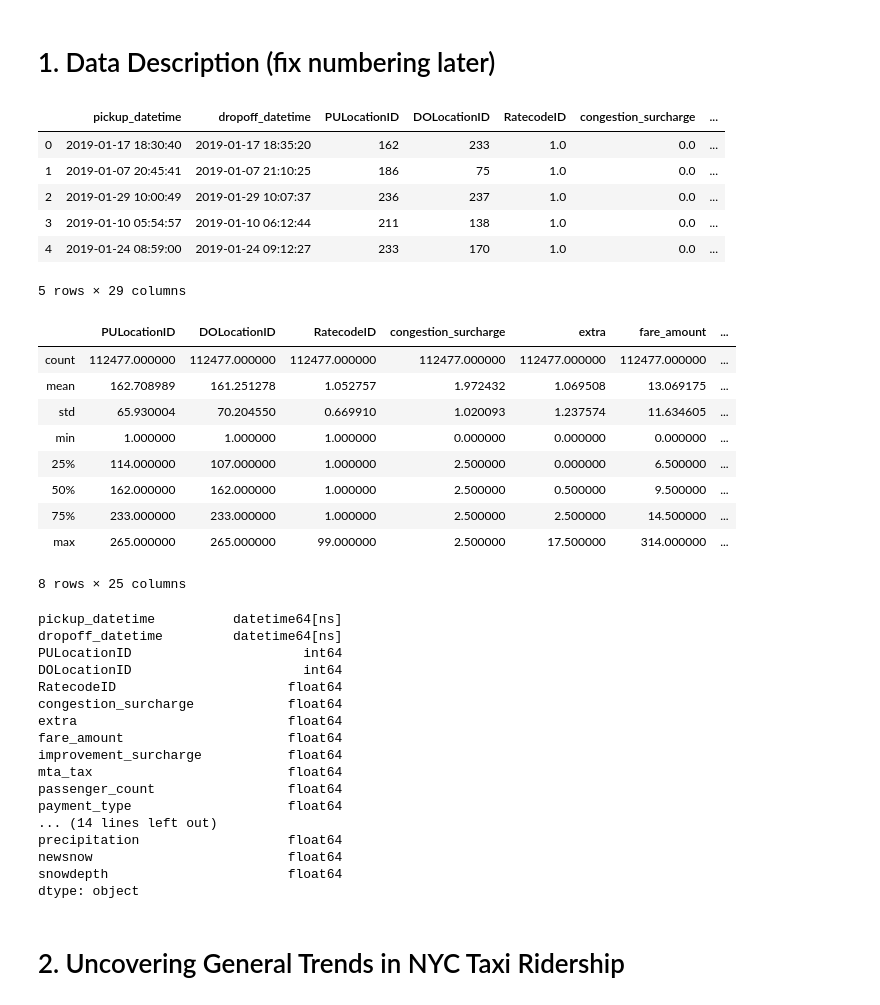
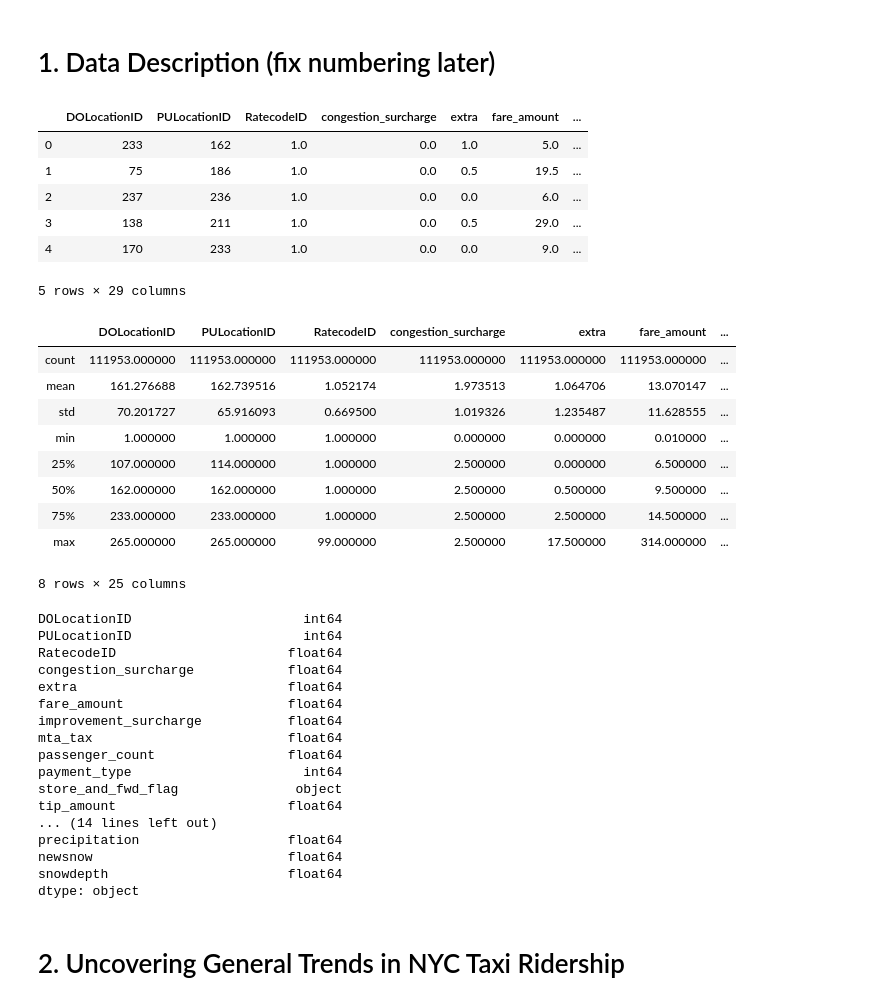
Before and after one commit to tzl4/INFO2950FinalProject, a Jupyter notebook: Final Project EDA_0512 merged.ipynb, the cells around one changed output. Cells and saved outputs as stored; diff of their text form; code cells hidden in the pictures.

```diff
--- a/Final Project EDA_0512 merged.ipynb
+++ b/Final Project EDA_0512 merged.ipynb
@@ -18,15 +18,15 @@ from sklearn.tree import DecisionTreeClassifier
 # %% [markdown]
 # 1. Data Description (fix numbering later)
 # %%
-df=pd.read_csv("nyc_taxis_weather_jantoaug19s.csv")
+df=pd.read_csv("nyc_taxis_weather_jantoaug19s2.csv")
 df.head()
 # %% [output]
-|  | pickup_datetime | dropoff_datetime | PULocationID | DOLocationID | RatecodeID | congestion_surcharge | ... |
-| 0 | 2019-01-17 18:30:40 | 2019-01-17 18:35:20 | 162 | 233 | 1.0 | 0.0 | ... |
-| 1 | 2019-01-07 20:45:41 | 2019-01-07 21:10:25 | 186 | 75 | 1.0 | 0.0 | ... |
-| 2 | 2019-01-29 10:00:49 | 2019-01-29 10:07:37 | 236 | 237 | 1.0 | 0.0 | ... |
-| 3 | 2019-01-10 05:54:57 | 2019-01-10 06:12:44 | 211 | 138 | 1.0 | 0.0 | ... |
-| 4 | 2019-01-24 08:59:00 | 2019-01-24 09:12:27 | 233 | 170 | 1.0 | 0.0 | ... |
+|  | DOLocationID | PULocationID | RatecodeID | congestion_surcharge | extra | fare_amount | ... |
+| 0 | 233 | 162 | 1.0 | 0.0 | 1.0 | 5.0 | ... |
+| 1 | 75 | 186 | 1.0 | 0.0 | 0.5 | 19.5 | ... |
+| 2 | 237 | 236 | 1.0 | 0.0 | 0.0 | 6.0 | ... |
+| 3 | 138 | 211 | 1.0 | 0.0 | 0.5 | 29.0 | ... |
+| 4 | 170 | 233 | 1.0 | 0.0 | 0.0 | 9.0 | ... |
 5 rows × 29 columns
 # %%
 df["pickup_datetime"]=pd.to_datetime(df['pickup_datetime'])
@@ -35,12 +35,12 @@ df["date"]=pd.to_datetime(df['date'])
 # %%
 df.describe()
 # %% [output]
-|  | PULocationID | DOLocationID | RatecodeID | congestion_surcharge | extra | fare_amount | ... |
-| count | 112477.000000 | 112477.000000 | 112477.000000 | 112477.000000 | 112477.000000 | 112477.000000 | ... |
-| mean | 162.708989 | 161.251278 | 1.052757 | 1.972432 | 1.069508 | 13.069175 | ... |
-| std | 65.930004 | 70.204550 | 0.669910 | 1.020093 | 1.237574 | 11.634605 | ... |
-| min | 1.000000 | 1.000000 | 1.000000 | 0.000000 | 0.000000 | 0.000000 | ... |
-| 25% | 114.000000 | 107.000000 | 1.000000 | 2.500000 | 0.000000 | 6.500000 | ... |
+|  | DOLocationID | PULocationID | RatecodeID | congestion_surcharge | extra | fare_amount | ... |
+| count | 111953.000000 | 111953.000000 | 111953.000000 | 111953.000000 | 111953.000000 | 111953.000000 | ... |
+| mean | 161.276688 | 162.739516 | 1.052174 | 1.973513 | 1.064706 | 13.070147 | ... |
+| std | 70.201727 | 65.916093 | 0.669500 | 1.019326 | 1.235487 | 11.628555 | ... |
+| min | 1.000000 | 1.000000 | 1.000000 | 0.000000 | 0.000000 | 0.010000 | ... |
+| 25% | 107.000000 | 114.000000 | 1.000000 | 2.500000 | 0.000000 | 6.500000 | ... |
 | 50% | 162.000000 | 162.000000 | 1.000000 | 2.500000 | 0.500000 | 9.500000 | ... |
 | 75% | 233.000000 | 233.000000 | 1.000000 | 2.500000 | 2.500000 | 14.500000 | ... |
 | max | 265.000000 | 265.000000 | 99.000000 | 2.500000 | 17.500000 | 314.000000 | ... |
@@ -48,10 +48,8 @@ df.describe()
 # %%
 df.dtypes
 # %% [output]
-pickup_datetime          datetime64[ns]
-dropoff_datetime         datetime64[ns]
+DOLocationID                      int64
 PULocationID                      int64
-DOLocationID                      int64
 RatecodeID                      float64
 congestion_surcharge            float64
 extra                           float64
@@ -59,7 +57,9 @@ fare_amount                     float64
 improvement_surcharge           float64
 mta_tax                         float64
 passenger_count                 float64
-payment_type                    float64
+payment_type                      int64
+store_and_fwd_flag               object
+tip_amount                      float64
 ... (14 lines left out)
 precipitation                   float64
 newsnow                         float64
```
Also changed, not shown: parts of 40 cells of this notebook, 2 other files.
